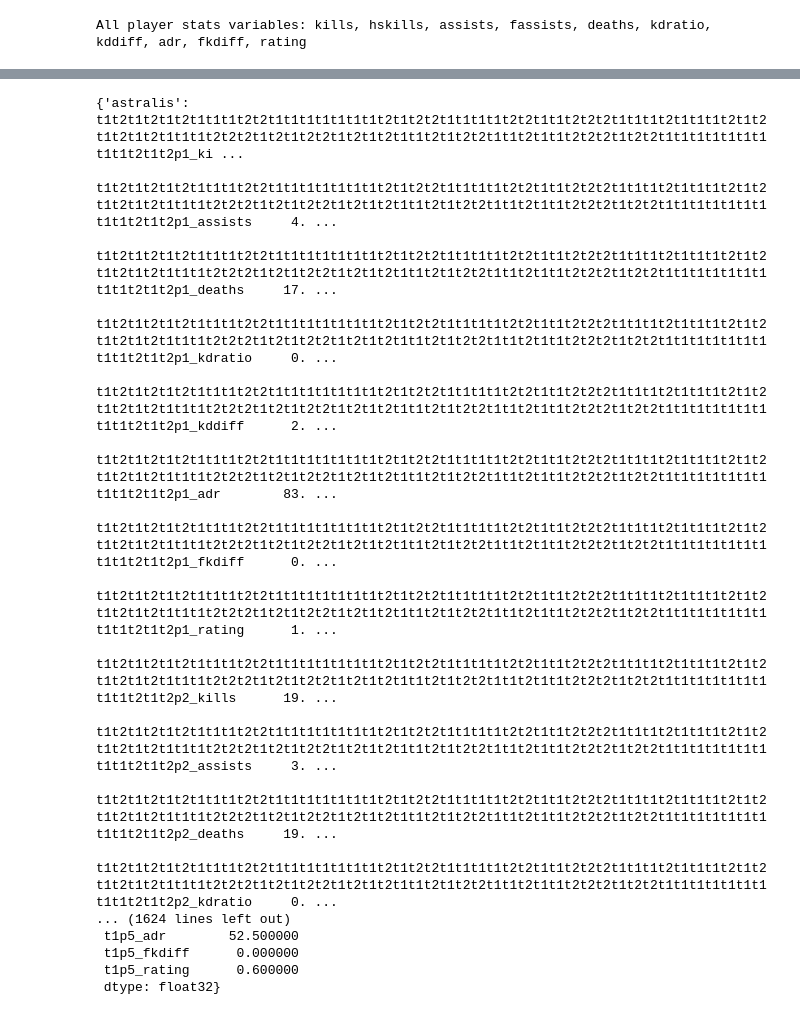
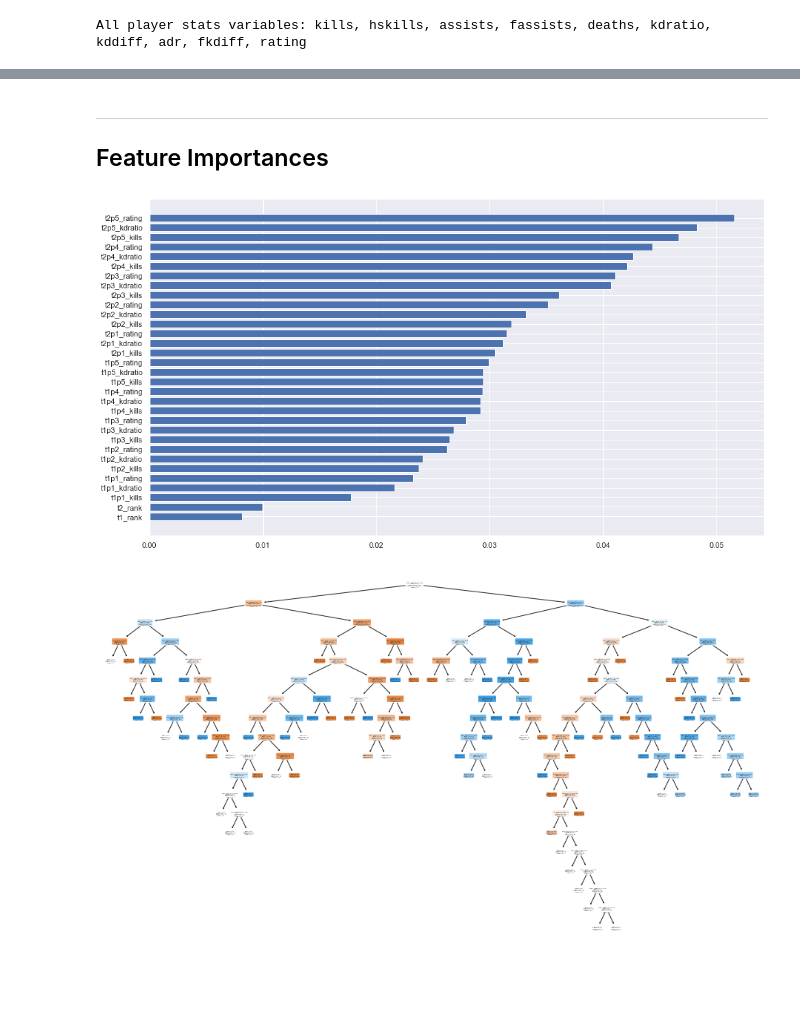
Before and after one commit to a-dubs/ds3000-project, a Jupyter notebook: models.ipynb, the cells around one changed output, grey strips where cells are left out. Drawn from its saved outputs; the diff is of its cells as text; code cells hidden in the pictures; blank space fills up the shorter version.

```diff
--- a/models.ipynb
+++ b/models.ipynb
@@ -74,0 +121,3 @@ for i in alive_it(range(10)):
+# %%
+recent_matches_dataset = dataset_partitions.iloc[0]
+recent_matches_dataset
@@ -186,6 +249,9 @@ def make_teams_profiles(df : DataFrame, pstat_vars = PLAYER_STAT_VARIABLES, mode
 # print(sorted_rosters["g2"])
 many_pstat_vars = ["kills", "assists", "deaths", "kdratio", "kddiff", "adr", "fkdiff", "rating"]
 few_pstat_vars = ["kills", "kdratio", "kddiff", "fkdiff", "rating"]
+min_pstat_vars = ["kills", "kdratio", "rating"]
 
-teams_profiles : dict[str,Series]= make_teams_profiles(recent_matches_dataset, pstat_vars=many_pstat_vars)
+# teams_profiles : dict[str,Series]= make_teams_profiles(recent_matches_dataset, pstat_vars=many_pstat_vars)
 # teams_profiles : dict[str,Series]= make_teams_profiles(recent_matches_dataset, pstat_vars=few_pstat_vars)
+# teams_profiles : dict[str,Series]= make_teams_profiles(recent_matches_dataset, pstat_vars=min_pstat_vars)
+teams_profiles : dict[str,Series]= make_teams_profiles(recent_matches_dataset, pstat_vars=["rating"])
@@ -318,20 +389,25 @@ The RandomForestClassifier has a prediction accuracy of 61.61%
-# %%
-teams_profiles
-# %% [output]
-{'astralis': t1t2t1t2t1t2t1t1t1t2t2t1t1t1t1t1t1t1t2t1t2t2t1t1t1t1t2t2t1t1t2t2t2t1t1t1t2t1t1t1t2t1t2t1t2t1t2t1t1t1t2t2t2t1t2t1t2t2t1t2t1t2t1t1t2t1t2t2t1t1t2t1t1t2t2t2t1t2t2t1t1t1t1t1t1t1t1t1t2t1t2p1_ki ...
- t1t2t1t2t1t2t1t1t1t2t2t1t1t1t1t1t1t1t2t1t2t2t1t1t1t1t2t2t1t1t2t2t2t1t1t1t2t1t1t1t2t1t2t1t2t1t2t1t1t1t2t2t2t1t2t1t2t2t1t2t1t2t1t1t2t1t2t2t1t1t2t1t1t2t2t2t1t2t2t1t1t1t1t1t1t1t1t1t2t1t2p1_assists     4. ...
- t1t2t1t2t1t2t1t1t1t2t2t1t1t1t1t1t1t1t2t1t2t2t1t1t1t1t2t2t1t1t2t2t2t1t1t1t2t1t1t1t2t1t2t1t2t1t2t1t1t1t2t2t2t1t2t1t2t2t1t2t1t2t1t1t2t1t2t2t1t1t2t1t1t2t2t2t1t2t2t1t1t1t1t1t1t1t1t1t2t1t2p1_deaths     17. ...
- t1t2t1t2t1t2t1t1t1t2t2t1t1t1t1t1t1t1t2t1t2t2t1t1t1t1t2t2t1t1t2t2t2t1t1t1t2t1t1t1t2t1t2t1t2t1t2t1t1t1t2t2t2t1t2t1t2t2t1t2t1t2t1t1t2t1t2t2t1t1t2t1t1t2t2t2t1t2t2t1t1t1t1t1t1t1t1t1t2t1t2p1_kdratio     0. ...
- t1t2t1t2t1t2t1t1t1t2t2t1t1t1t1t1t1t1t2t1t2t2t1t1t1t1t2t2t1t1t2t2t2t1t1t1t2t1t1t1t2t1t2t1t2t1t2t1t1t1t2t2t2t1t2t1t2t2t1t2t1t2t1t1t2t1t2t2t1t1t2t1t1t2t2t2t1t2t2t1t1t1t1t1t1t1t1t1t2t1t2p1_kddiff      2. ...
- t1t2t1t2t1t2t1t1t1t2t2t1t1t1t1t1t1t1t2t1t2t2t1t1t1t1t2t2t1t1t2t2t2t1t1t1t2t1t1t1t2t1t2t1t2t1t2t1t1t1t2t2t2t1t2t1t2t2t1t2t1t2t1t1t2t1t2t2t1t1t2t1t1t2t2t2t1t2t2t1t1t1t1t1t1t1t1t1t2t1t2p1_adr        83. ...
- t1t2t1t2t1t2t1t1t1t2t2t1t1t1t1t1t1t1t2t1t2t2t1t1t1t1t2t2t1t1t2t2t2t1t1t1t2t1t1t1t2t1t2t1t2t1t2t1t1t1t2t2t2t1t2t1t2t2t1t2t1t2t1t1t2t1t2t2t1t1t2t1t1t2t2t2t1t2t2t1t1t1t1t1t1t1t1t1t2t1t2p1_fkdiff      0. ...
- t1t2t1t2t1t2t1t1t1t2t2t1t1t1t1t1t1t1t2t1t2t2t1t1t1t1t2t2t1t1t2t2t2t1t1t1t2t1t1t1t2t1t2t1t2t1t2t1t1t1t2t2t2t1t2t1t2t2t1t2t1t2t1t1t2t1t2t2t1t1t2t1t1t2t2t2t1t2t2t1t1t1t1t1t1t1t1t1t2t1t2p1_rating      1. ...
- t1t2t1t2t1t2t1t1t1t2t2t1t1t1t1t1t1t1t2t1t2t2t1t1t1t1t2t2t1t1t2t2t2t1t1t1t2t1t1t1t2t1t2t1t2t1t2t1t1t1t2t2t2t1t2t1t2t2t1t2t1t2t1t1t2t1t2t2t1t1t2t1t1t2t2t2t1t2t2t1t1t1t1t1t1t1t1t1t2t1t2p2_kills      19. ...
- t1t2t1t2t1t2t1t1t1t2t2t1t1t1t1t1t1t1t2t1t2t2t1t1t1t1t2t2t1t1t2t2t2t1t1t1t2t1t1t1t2t1t2t1t2t1t2t1t1t1t2t2t2t1t2t1t2t2t1t2t1t2t1t1t2t1t2t2t1t1t2t1t1t2t2t2t1t2t2t1t1t1t1t1t1t1t1t1t2t1t2p2_assists     3. ...
- t1t2t1t2t1t2t1t1t1t2t2t1t1t1t1t1t1t1t2t1t2t2t1t1t1t1t2t2t1t1t2t2t2t1t1t1t2t1t1t1t2t1t2t1t2t1t2t1t1t1t2t2t2t1t2t1t2t2t1t2t1t2t1t1t2t1t2t2t1t1t2t1t1t2t2t2t1t2t2t1t1t1t1t1t1t1t1t1t2t1t2p2_deaths     19. ...
- t1t2t1t2t1t2t1t1t1t2t2t1t1t1t1t1t1t1t2t1t2t2t1t1t1t1t2t2t1t1t2t2t2t1t1t1t2t1t1t1t2t1t2t1t2t1t2t1t1t1t2t2t2t1t2t1t2t2t1t2t1t2t1t1t2t1t2t2t1t1t2t1t1t2t2t2t1t2t2t1t1t1t1t1t1t1t1t1t2t1t2p2_kdratio     0. ...
-... (1624 lines left out)
- t1p5_adr        52.500000
- t1p5_fkdiff      0.000000
- t1p5_rating      0.600000
- dtype: float32}
+# %% [markdown]
+
+-----
+
+## Feature Importances
+# %%
+fig = plt.figure(figsize=(16, 9))
+sorted_feat = rf.feature_importances_.argsort()
+plt.barh(features.columns,rf.feature_importances_[sorted_feat])
+
+plt.show()
+# %% [output]
+[figure, added]
+# %%
+fig = plt.figure(figsize=(16, 9))
+
+plot_tree(dtc,
+          feature_names=features.columns,
+          class_names=["t1", "t2"],
+          filled=True, impurity=True,
+          rounded=True)
+
+plt.show()
+# %% [output]
+[figure, added]
```
Also changed, not shown: parts of 8 cells of this notebook, 1 other file.
